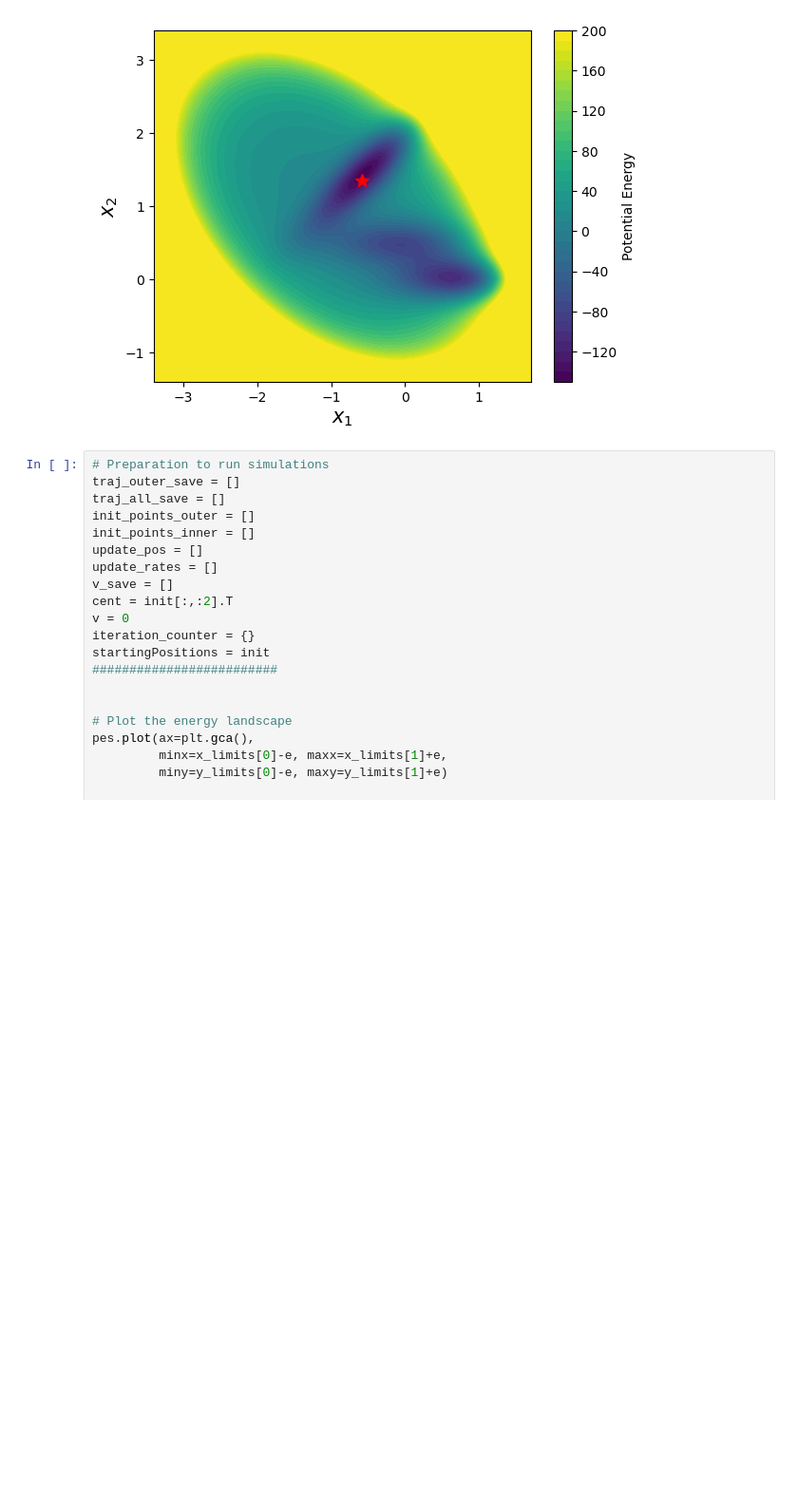
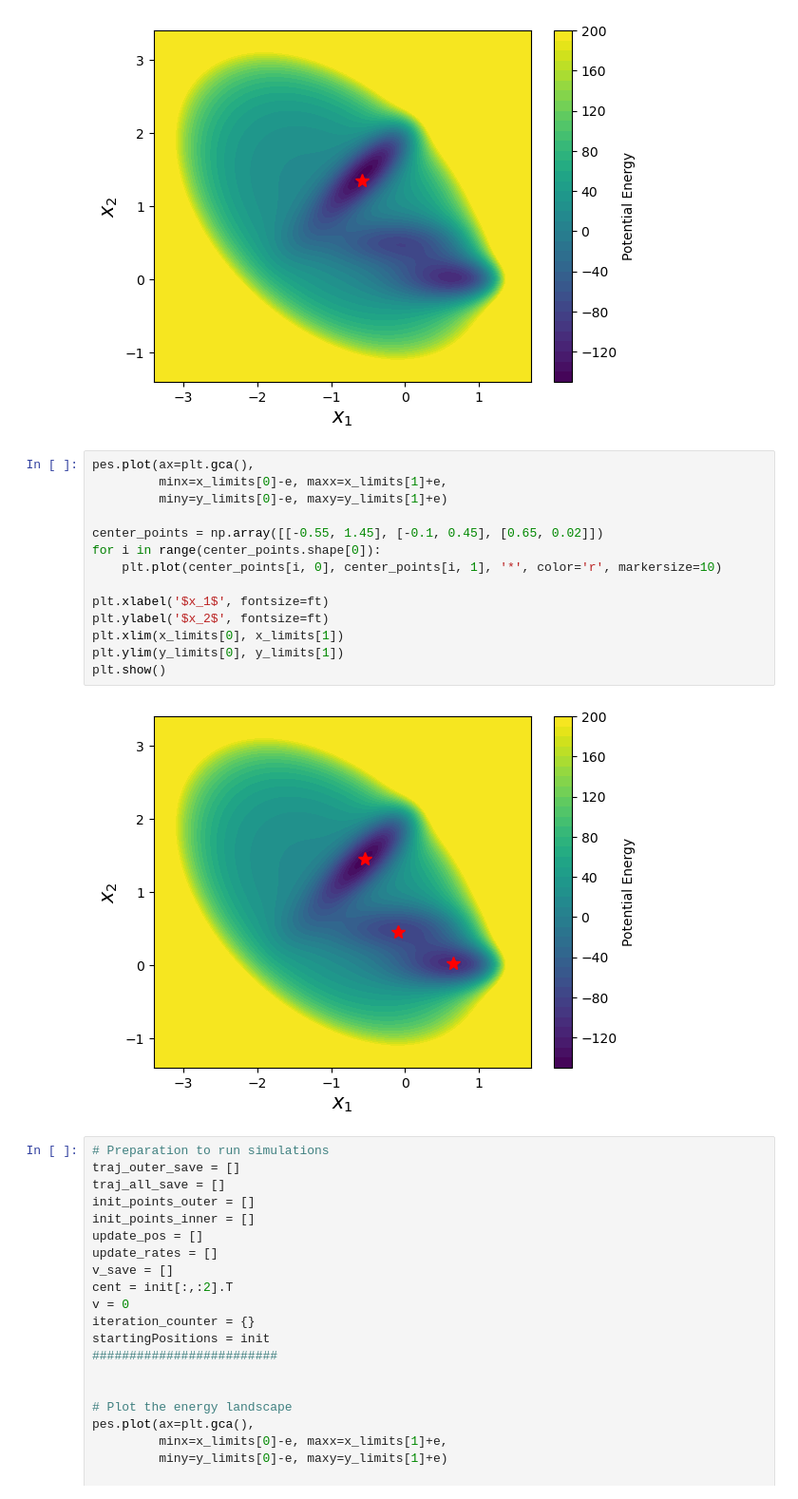
Before and after one commit to hoon-ock/landscape-search, a Jupyter notebook: muller_ogn.ipynb, the cells around one changed output. Shown at 95% size. Drawn from its saved outputs; the diff is of its cells as text; blank space fills up the shorter version.

```diff
--- a/muller_ogn.ipynb
+++ b/muller_ogn.ipynb
@@ -117,6 +117,22 @@ plt.ylim(y_limits[0], y_limits[1])
 plt.show()
 # %% [output]
 [figure]
+# %%
+pes.plot(ax=plt.gca(),
+         minx=x_limits[0]-e, maxx=x_limits[1]+e,
+         miny=y_limits[0]-e, maxy=y_limits[1]+e)
+
+center_points = np.array([[-0.55, 1.45], [-0.1, 0.45], [0.65, 0.02]])
+for i in range(center_points.shape[0]):
+    plt.plot(center_points[i, 0], center_points[i, 1], '*', color='r', markersize=10)
+
+plt.xlabel('$x_1$', fontsize=ft)
+plt.ylabel('$x_2$', fontsize=ft)
+plt.xlim(x_limits[0], x_limits[1])
+plt.ylim(y_limits[0], y_limits[1])
+plt.show()
+# %% [output]
+[figure, added]
 # %%
 # Preparation to run simulations
 traj_outer_save = []
```
